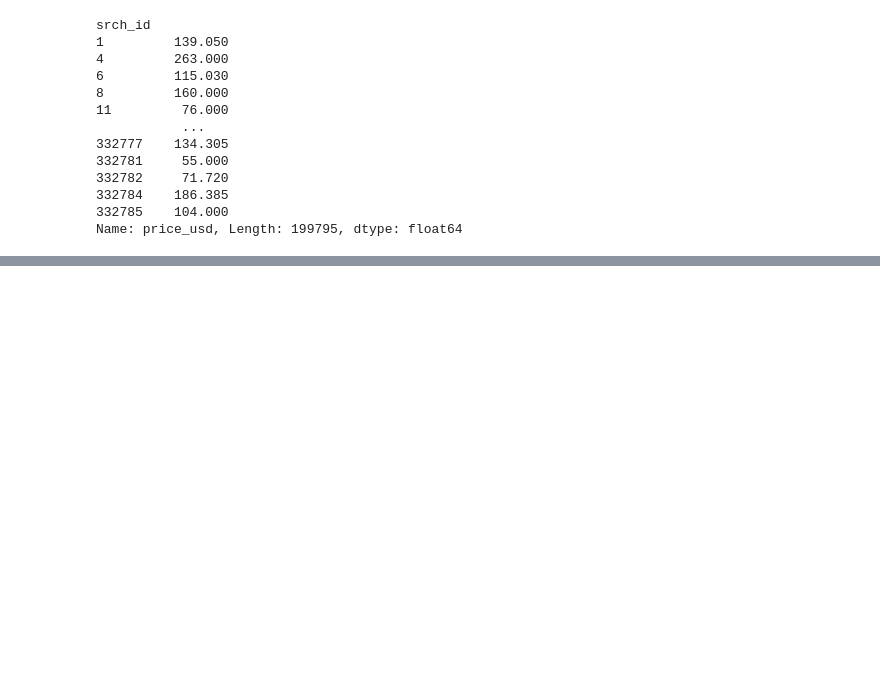
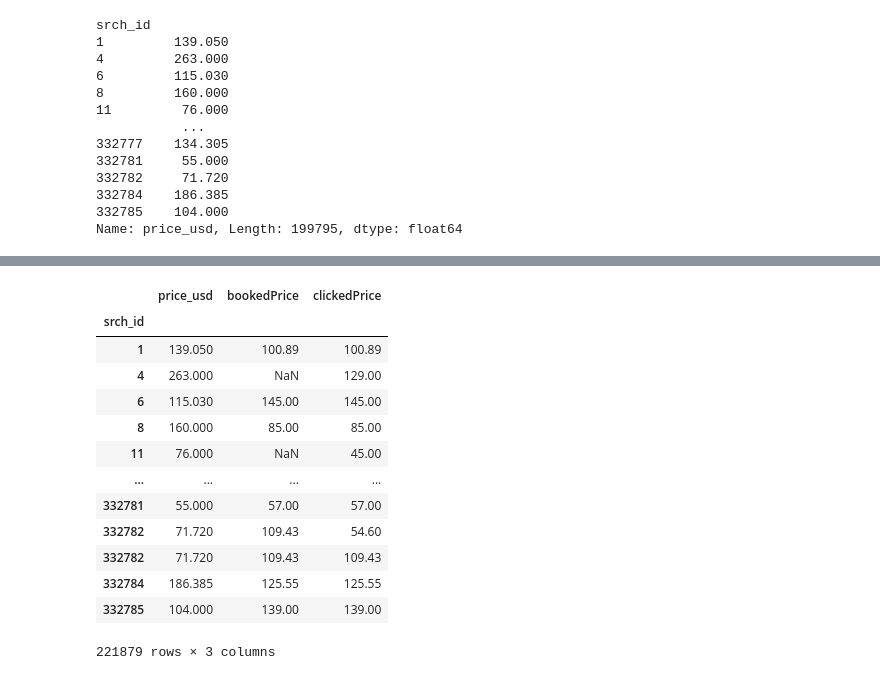
Before and after one commit to sfikouris/DM, a Jupyter notebook: Assignment2/paris/EDA.ipynb, the cells around one changed output, grey strips where cells are left out. Cells and saved outputs as stored; diff of their text form; code cells hidden in the pictures; blank space fills up the shorter version.

```diff
--- a/Assignment2/paris/EDA.ipynb
+++ b/Assignment2/paris/EDA.ipynb
@@ -77,0 +98,18 @@ Name: price_usd, Length: 138390, dtype: float64
+# %%
+python_df = pd.concat([AvgHotelPricePerSrchID, PriceOfBookedValue, PriceOfclickedValue], axis='columns', sort= False)
+python_df
+# %% [output]
+|  | price_usd | bookedPrice | clickedPrice |
+| srch_id |  |  |  |
+| 1 | 139.050 | 100.89 | 100.89 |
+| 4 | 263.000 | NaN | 129.00 |
+| 6 | 115.030 | 145.00 | 145.00 |
+| 8 | 160.000 | 85.00 | 85.00 |
+| 11 | 76.000 | NaN | 45.00 |
+| ... | ... | ... | ... |
+| 332781 | 55.000 | 57.00 | 57.00 |
+| 332782 | 71.720 | 109.43 | 54.60 |
+| 332782 | 71.720 | 109.43 | 109.43 |
+| 332784 | 186.385 | 125.55 | 125.55 |
+| 332785 | 104.000 | 139.00 | 139.00 |
+221879 rows × 3 columns
```
Also changed, not shown: parts of 6 cells of this notebook, 1 other file.
